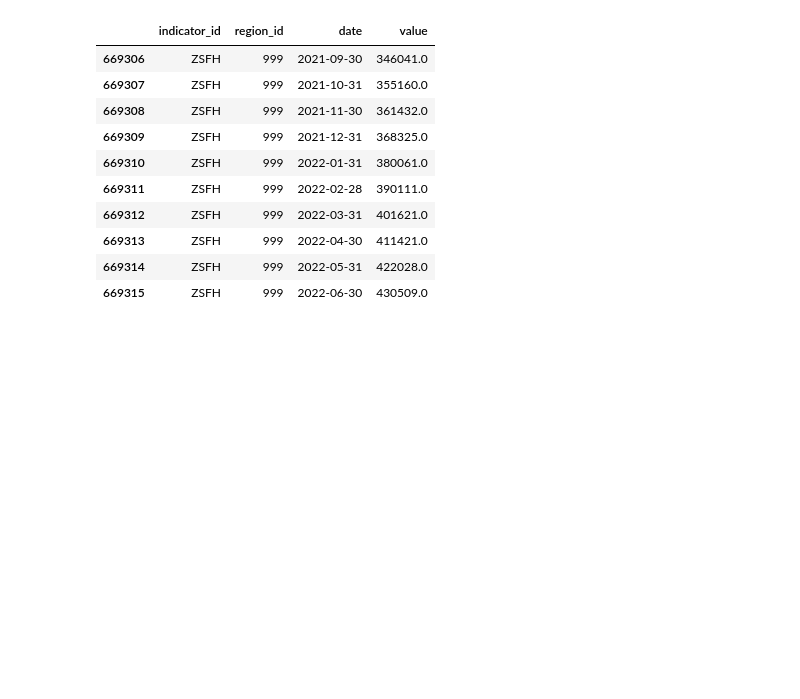
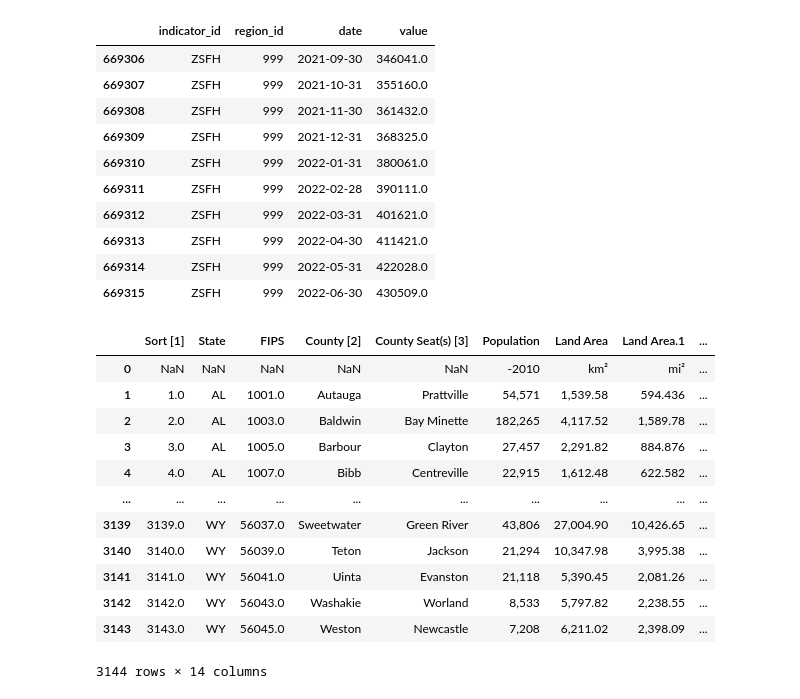
Before and after one commit to quinnwong31/Realestate_of_Mind, a Jupyter notebook: API_testing.ipynb, the cells around one changed output. Cells and saved outputs as stored; diff of their text form; code cells hidden in the pictures; blank space fills up the shorter version.

Commit message:
Succesfully massaged zillow county data

```diff
--- a/API_testing.ipynb
+++ b/API_testing.ipynb
@@ -97,3 +119,25 @@ display(zillow_data.tail(10))
 | 669313 | ZSFH | 999 | 2022-04-30 | 411421.0 |
 | 669314 | ZSFH | 999 | 2022-05-31 | 422028.0 |
 | 669315 | ZSFH | 999 | 2022-06-30 | 430509.0 |
+# %%
+# Read in county data with coordinates
+
+county_coordinates_df=pd.read_csv(
+    Path('counties_w_coordinates.csv')
+)
+
+county_coordinates_df
+# %% [output]
+|  | Sort [1] | State | FIPS | County [2] | County Seat(s) [3] | Population | Land Area | Land Area.1 | ... |
+| 0 | NaN | NaN | NaN | NaN | NaN | -2010 | km² | mi² | ... |
+| 1 | 1.0 | AL | 1001.0 | Autauga | Prattville | 54,571 | 1,539.58 | 594.436 | ... |
+| 2 | 2.0 | AL | 1003.0 | Baldwin | Bay Minette | 182,265 | 4,117.52 | 1,589.78 | ... |
+| 3 | 3.0 | AL | 1005.0 | Barbour | Clayton | 27,457 | 2,291.82 | 884.876 | ... |
+| 4 | 4.0 | AL | 1007.0 | Bibb | Centreville | 22,915 | 1,612.48 | 622.582 | ... |
+| ... | ... | ... | ... | ... | ... | ... | ... | ... | ... |
+| 3139 | 3139.0 | WY | 56037.0 | Sweetwater | Green River | 43,806 | 27,004.90 | 10,426.65 | ... |
+| 3140 | 3140.0 | WY | 56039.0 | Teton | Jackson | 21,294 | 10,347.98 | 3,995.38 | ... |
+| 3141 | 3141.0 | WY | 56041.0 | Uinta | Evanston | 21,118 | 5,390.45 | 2,081.26 | ... |
+| 3142 | 3142.0 | WY | 56043.0 | Washakie | Worland | 8,533 | 5,797.82 | 2,238.55 | ... |
+| 3143 | 3143.0 | WY | 56045.0 | Weston | Newcastle | 7,208 | 6,211.02 | 2,398.09 | ... |
+3144 rows × 14 columns
```
Also changed, not shown: parts of 2 cells of this notebook, 1 other file.
